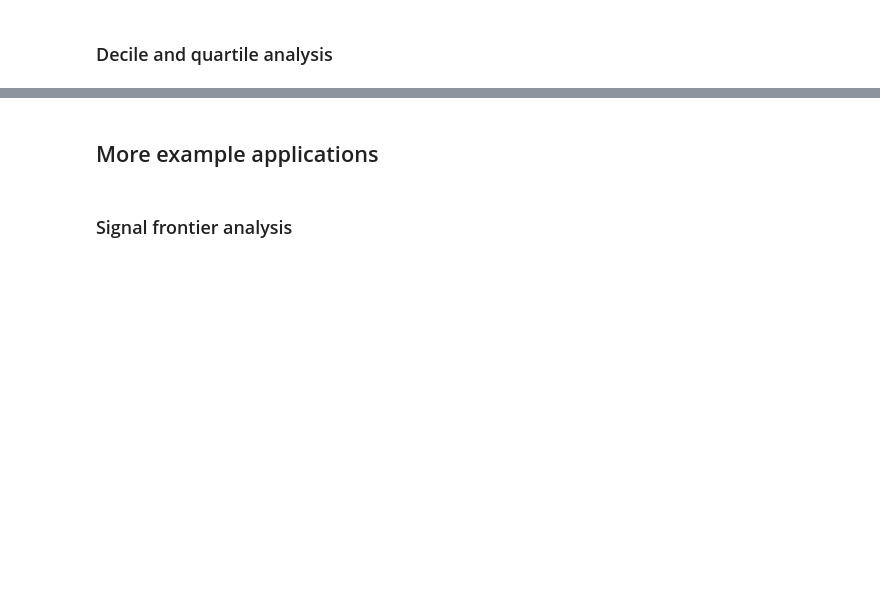
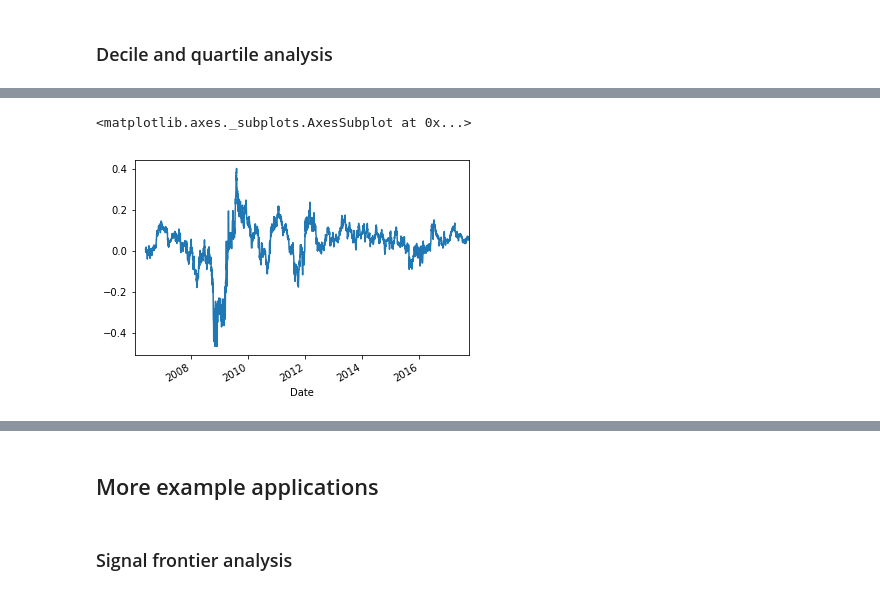
Before and after one commit to miyamotok0105/pydata-book, a Jupyter notebook: ch11-hm.ipynb, the cells around one changed output, grey strips where cells are left out. Drawn from its saved outputs; the diff is of its cells as text; code cells hidden in the pictures; blank space fills up the shorter version.

```diff
--- a/ch11-hm.ipynb
+++ b/ch11-hm.ipynb
@@ -768,0 +803,7 @@ to_index(trade_rets).plot()
+# %%
+lookback=100
+signal = returns.rolling(lookback, min_periods=lookback - 5).sum()
+signal.shift(3).plot()
+# %% [output]
+<matplotlib.axes._subplots.AxesSubplot at 0x...>
+[figure, added]
```
Also changed, not shown: parts of 46 cells of this notebook.
